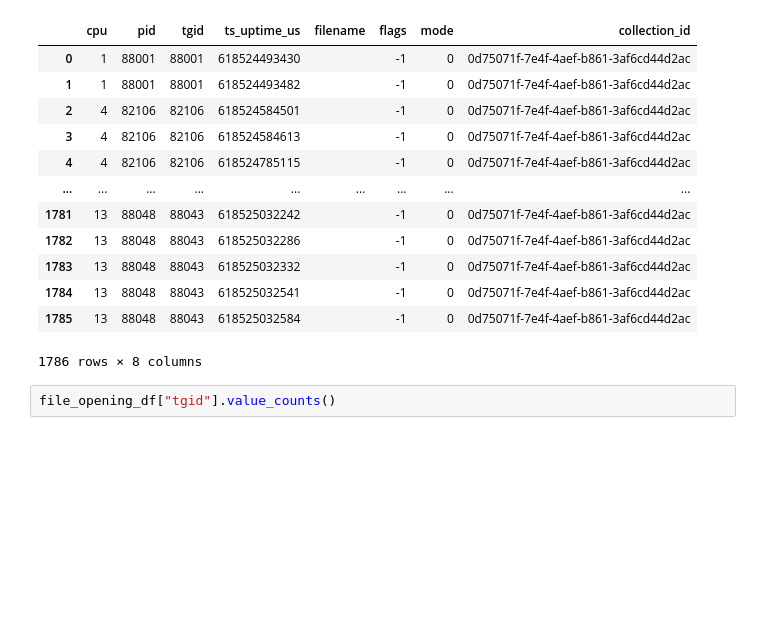
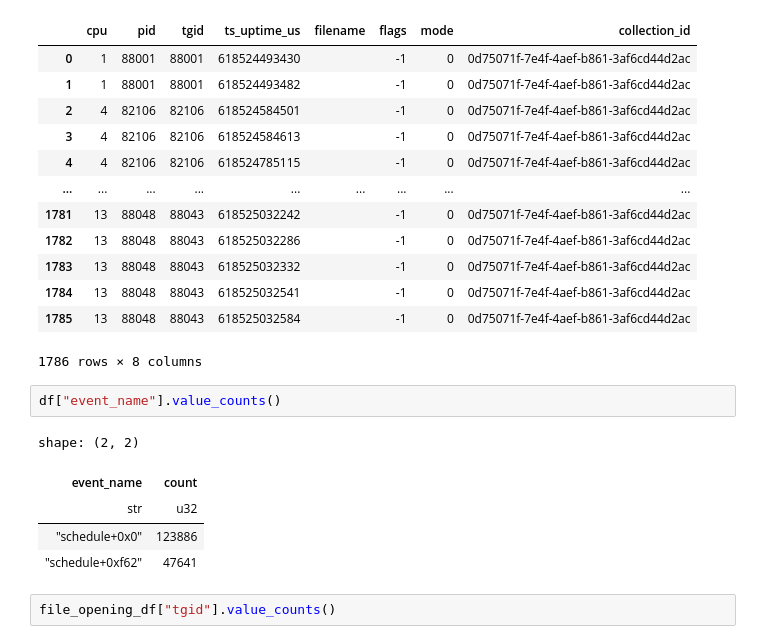
Before and after one commit to phillipduarte/KernMLOps, a Jupyter notebook: tutorial.ipynb, the cells around one changed output. Saved outputs shown, nothing was run; the diff lists cells and outputs as text; blank space fills up the shorter version.

```diff
--- a/tutorial.ipynb
+++ b/tutorial.ipynb
@@ -134,6 +134,14 @@ file_opening_df
 | 1784 | 13 | 88048 | 88043 | 618525032541 |  | -1 | 0 | 0d75071f-7e4f-4aef-b861-3af6cd44d2ac |
 | 1785 | 13 | 88048 | 88043 | 618525032584 |  | -1 | 0 | 0d75071f-7e4f-4aef-b861-3af6cd44d2ac |
 1786 rows × 8 columns
+# %%
+df["event_name"].value_counts()
+# %% [output]
+shape: (2, 2)
+| event_name | count |
+| str | u32 |
+| "schedule+0x0" | 123886 |
+| "schedule+0xf62" | 47641 |
 # %%
 file_opening_df["tgid"].value_counts()
 # %% [output]
```
Also changed, not shown: parts of 4 cells of this notebook.
